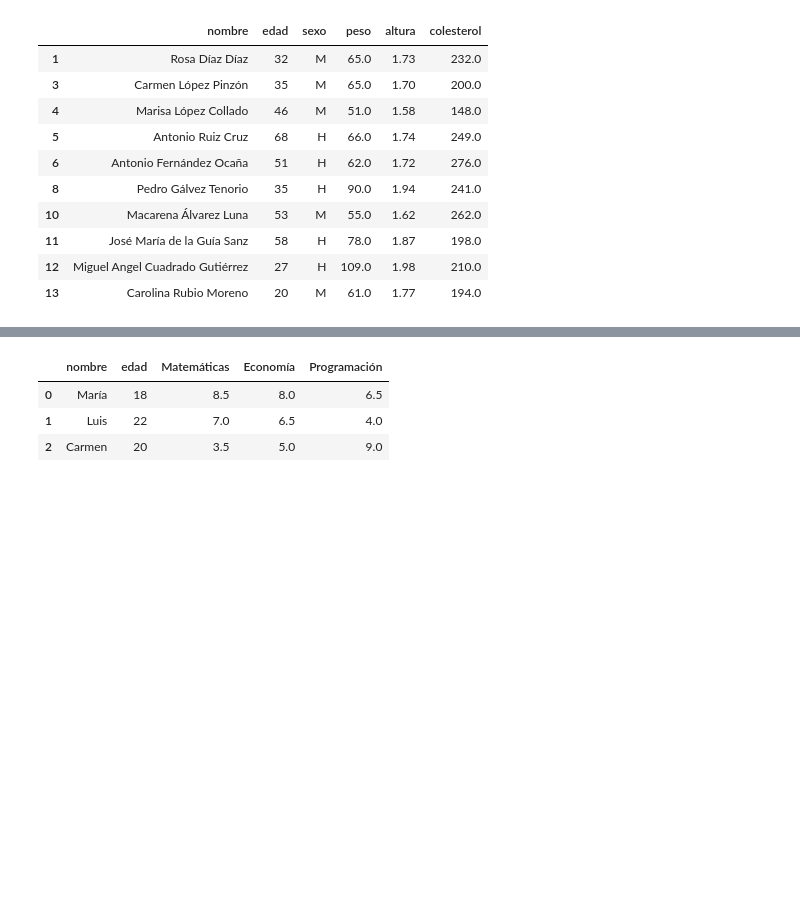
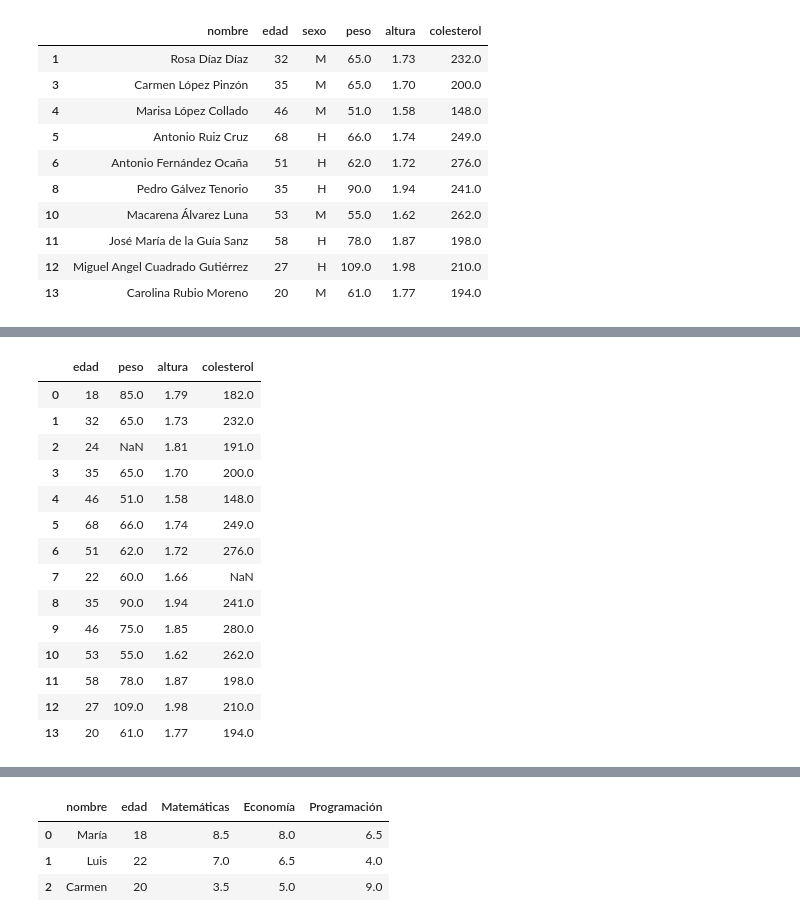
Before and after one commit to mtataytraining2/2_DataScience_Basics, a Jupyter notebook: Pandas/Pandas_dataframe_clase.ipynb, the cells around one changed output, grey strips where cells are left out. Cells and saved outputs as stored; diff of their text form; code cells hidden in the pictures; blank space fills up the shorter version.

```diff
--- a/Pandas/Pandas_dataframe_clase.ipynb
+++ b/Pandas/Pandas_dataframe_clase.ipynb
@@ -736,0 +791,18 @@ KeyError: "None of [IntervalIndex([(1, 20], (20, 40], (20, 40], (20, 40], (40, 6
+# %%
+dfcol.select_dtypes(include=['int64','float64'])
+# %% [output]
+|  | edad | peso | altura | colesterol |
+| 0 | 18 | 85.0 | 1.79 | 182.0 |
+| 1 | 32 | 65.0 | 1.73 | 232.0 |
+| 2 | 24 | NaN | 1.81 | 191.0 |
+| 3 | 35 | 65.0 | 1.70 | 200.0 |
+| 4 | 46 | 51.0 | 1.58 | 148.0 |
+| 5 | 68 | 66.0 | 1.74 | 249.0 |
+| 6 | 51 | 62.0 | 1.72 | 276.0 |
+| 7 | 22 | 60.0 | 1.66 | NaN |
+| 8 | 35 | 90.0 | 1.94 | 241.0 |
+| 9 | 46 | 75.0 | 1.85 | 280.0 |
+| 10 | 53 | 55.0 | 1.62 | 262.0 |
+| 11 | 58 | 78.0 | 1.87 | 198.0 |
+| 12 | 27 | 109.0 | 1.98 | 210.0 |
+| 13 | 20 | 61.0 | 1.77 | 194.0 |
```
Also changed, not shown: parts of 9 cells of this notebook, 1 other file.
